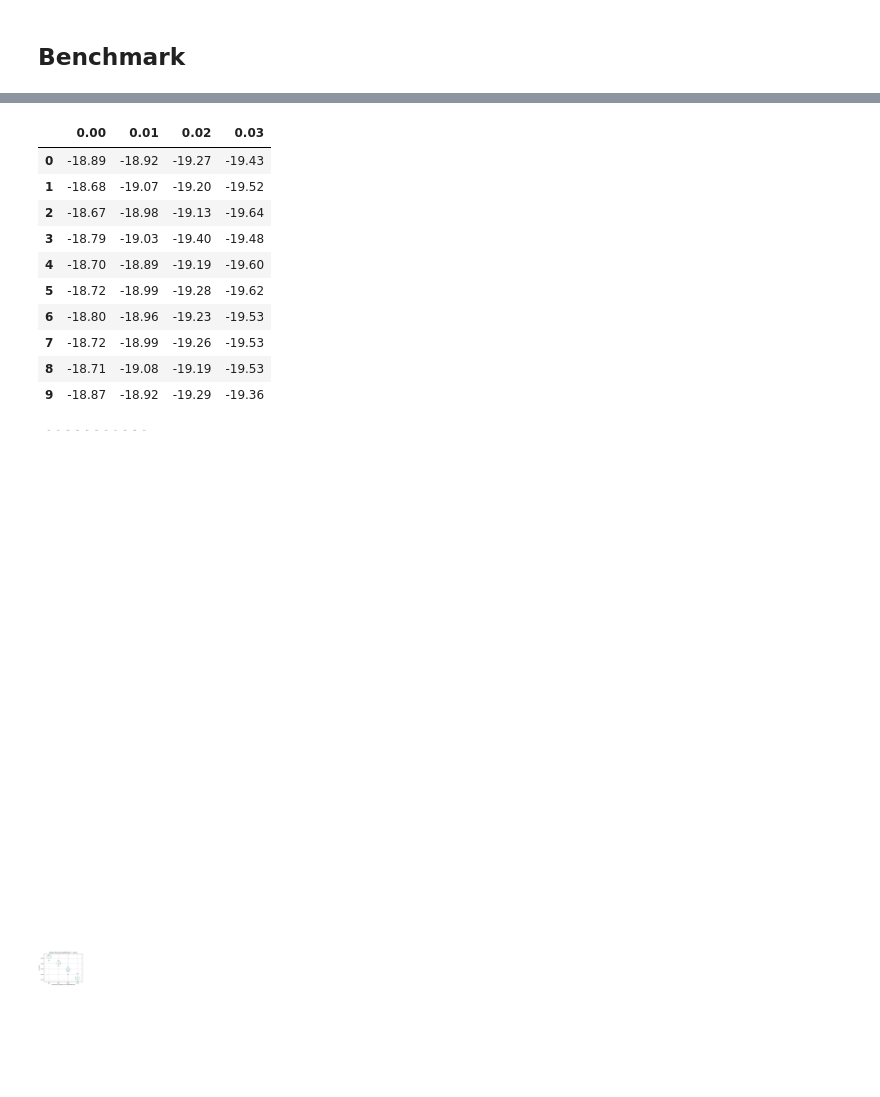
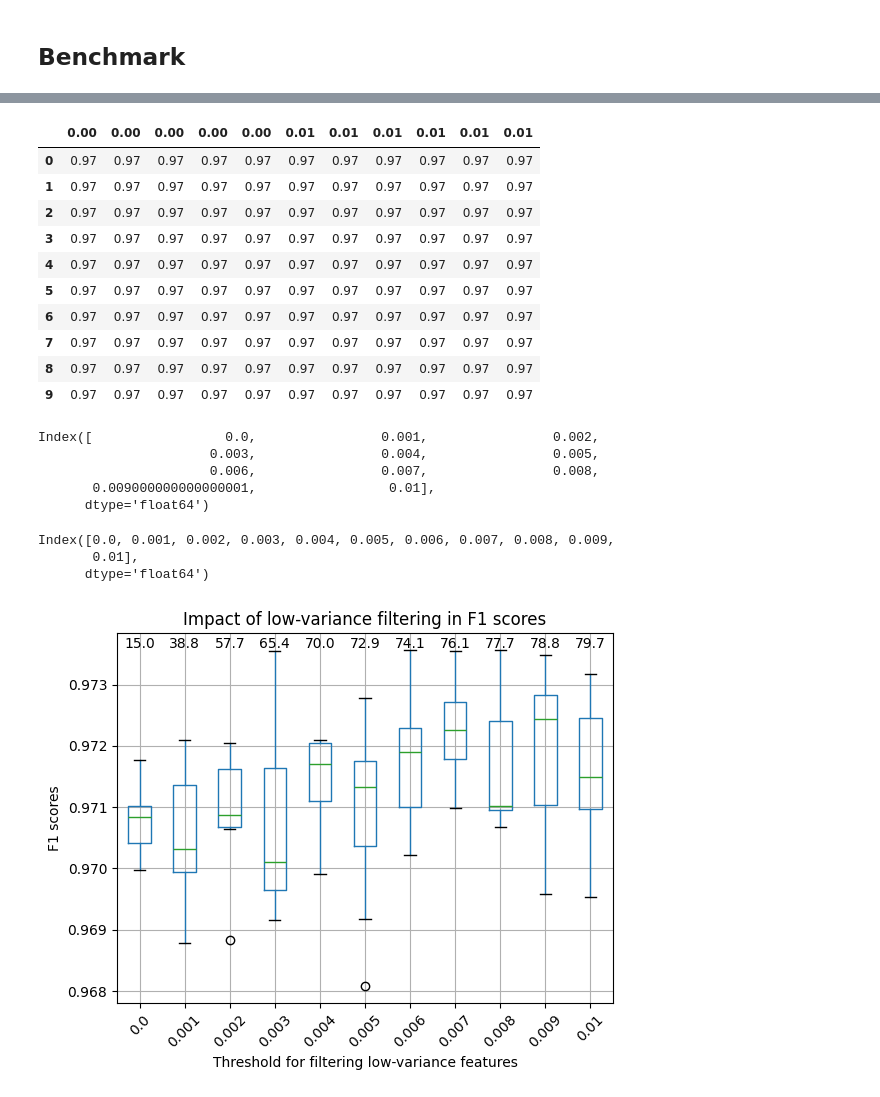
Before and after one commit to ProfHeydeFranca/BacterialData, a Jupyter notebook: run_features/scripts/remove_zero-variance.ipynb, the cells around one changed output, grey strips where cells are left out. Saved outputs shown, nothing was run; the diff lists cells and outputs as text; code cells hidden in the pictures; blank space fills up the shorter version.

```diff
--- a/run_features/scripts/remove_zero-variance.ipynb
+++ b/run_features/scripts/remove_zero-variance.ipynb
@@ -367,21 +388,28 @@ from sklearn.ensemble import RandomForestClassifier
 
 f1_df = pd.DataFrame()
 
+path = '/home/bia/Documents/BacterialData/run_features/benchmark_low-variance_threshold/df_'
+
 #Loop for different thresholds for filtering low-variance
-for i in np.arange(0, 0.11, 0.01):
+for i in np.arange(0, 0.011, 0.001):
 #for i in np.arange(0, 1100, 100):
 
-    with zstandard.open('/home/bia/Documents/BacterialData/run_features/benchmark_low-variance_threshold/df_' + abiotic_factor + '_' +
+    with zstandard.open(path + abiotic_factor + '_' +
                         feature + '_' + str(i) + '.pickle.zst', 'rb') as f:
         tmp = pickle.load(f)
 
     print('Calculating metrics for threshold', i, 'of filtering low-variance features...')
+    print('  Shape of input data:', tmp.shape)
 
     list_means = []
 
     #Separating features from group/target variable
-    X_full = tmp.drop(group, axis=1)
-    y_full = tmp[group]
+    X = tmp.drop(group, axis=1)
+    y = tmp[group]
+
+    #I included random_state to make this command reproducible for after feature selection
+    #Source: https://scikit-learn.org/stable/modules/generated/sklearn.model_selection.train_test_split.html
+    X_train, X_test, y_train, y_test = train_test_split(X, y, test_size = 0.2, stratify = y, shuffle=True, random_state = 99)
 
     #UNDERSAMPLING - important for classification problems and unbalanced groups
     #Definindo o RandomUnderSampler
@@ -390,7 +418,8 @@ for i in np.arange(0, 0.11, 0.01):
     rus = RandomUnderSampler(random_state=5)
 
     # Aplicando para X e y
-    X, y = rus.fit_resample(X_full, y_full)
+    X, y = rus.fit_resample(X_train, y_train)
+    print('  Shape of training and undersampled data:', X.shape)
 
     #Do 10 iterations for every different threshold
     for it in range(1, 11, 1):
@@ -422,5 +451,8 @@ for i in np.arange(0, 0.11, 0.01):
 
     #Add new values
     f1_df[i] = list_means
+
+#Save benchmark results to a CSV file
+#f1_df.to_csv(path + 'f1_benchmark_' + abiotic_factor + '_' + feature + '.csv', index=True)
 # %% [output]
 Calculating metrics for threshold 0.0 of filtering low-variance features...
@@ -444,49 +476,69 @@ Calculating metrics for threshold 0.0 of filtering low-variance features...
 f1_df
 
 #Save benchmark results to a CSV file
-f1_df.to_csv('/home/bia/Documents/BacterialData/run_features/benchmark_low-variance_threshold/df_f1_benchmark_' + abiotic_factor + '_' + feature + '.csv', index=True)
+f1_df.to_csv(path + 'f1_benchmark_' + abiotic_factor + '_' + feature + '.csv', index=True)
 # %% [output]
-|  | 0.00 | 0.01 | 0.02 | 0.03 |
-| 0 | -18.89 | -18.92 | -19.27 | -19.43 |
-| 1 | -18.68 | -19.07 | -19.20 | -19.52 |
-| 2 | -18.67 | -18.98 | -19.13 | -19.64 |
-| 3 | -18.79 | -19.03 | -19.40 | -19.48 |
-| 4 | -18.70 | -18.89 | -19.19 | -19.60 |
-| 5 | -18.72 | -18.99 | -19.28 | -19.62 |
-| 6 | -18.80 | -18.96 | -19.23 | -19.53 |
-| 7 | -18.72 | -18.99 | -19.26 | -19.53 |
-| 8 | -18.71 | -19.08 | -19.19 | -19.53 |
-| 9 | -18.87 | -18.92 | -19.29 | -19.36 |
+|  | 0.00 | 0.00 | 0.00 | 0.00 | 0.00 | 0.01 | 0.01 | 0.01 | 0.01 | 0.01 | 0.01 |
+| 0 | 0.97 | 0.97 | 0.97 | 0.97 | 0.97 | 0.97 | 0.97 | 0.97 | 0.97 | 0.97 | 0.97 |
+| 1 | 0.97 | 0.97 | 0.97 | 0.97 | 0.97 | 0.97 | 0.97 | 0.97 | 0.97 | 0.97 | 0.97 |
+| 2 | 0.97 | 0.97 | 0.97 | 0.97 | 0.97 | 0.97 | 0.97 | 0.97 | 0.97 | 0.97 | 0.97 |
+| 3 | 0.97 | 0.97 | 0.97 | 0.97 | 0.97 | 0.97 | 0.97 | 0.97 | 0.97 | 0.97 | 0.97 |
+| 4 | 0.97 | 0.97 | 0.97 | 0.97 | 0.97 | 0.97 | 0.97 | 0.97 | 0.97 | 0.97 | 0.97 |
+| 5 | 0.97 | 0.97 | 0.97 | 0.97 | 0.97 | 0.97 | 0.97 | 0.97 | 0.97 | 0.97 | 0.97 |
+| 6 | 0.97 | 0.97 | 0.97 | 0.97 | 0.97 | 0.97 | 0.97 | 0.97 | 0.97 | 0.97 | 0.97 |
+| 7 | 0.97 | 0.97 | 0.97 | 0.97 | 0.97 | 0.97 | 0.97 | 0.97 | 0.97 | 0.97 | 0.97 |
+| 8 | 0.97 | 0.97 | 0.97 | 0.97 | 0.97 | 0.97 | 0.97 | 0.97 | 0.97 | 0.97 | 0.97 |
+| 9 | 0.97 | 0.97 | 0.97 | 0.97 | 0.97 | 0.97 | 0.97 | 0.97 | 0.97 | 0.97 | 0.97 |
+# %%
+f1_df.columns
+#f1_df = f1_df.rename(columns={0.001: 0.009})
+f1_df = f1_df.rename(columns={0.009000000000000001: 0.009})
+f1_df.columns
+# %% [output]
+Index([                 0.0,                0.001,                0.002,
+                      0.003,                0.004,                0.005,
+                      0.006,                0.007,                0.008,
+       0.009000000000000001,                 0.01],
+      dtype='float64')
+Index([0.0, 0.001, 0.002, 0.003, 0.004, 0.005, 0.006, 0.007, 0.008, 0.009,
+       0.01],
+      dtype='float64')
 # %%
 import pandas as pd
 import matplotlib.pyplot as plt
 
 #Plot results
 
 #ADAPT THE LABELS FOR REGRESSION/CLASSIFICATION
 #Plot the metrics for the cross-validation
 
 boxplot = f1_df.boxplot();
 
 #values is a list of percentages of low-variance features to be filtered out
-labels = values
+labels = values#[0:6]
 n_cols = len(labels)
 #Height on y-axis where the lables/values should be displayed
-draw_at = 0.9579
+draw_at = 0.9736
 for x, y, l in zip(range(1,n_cols+1), np.repeat(draw_at, n_cols),
 labels):
     boxplot.text(x, y, l, horizontalalignment='center')
 
 #Add axis labels and title
 plt.xlabel('Threshold for filtering low-variance features');
+
 plt.ylabel('F1 scores');
 #plt.ylabel('Mean Absolute Error (MAE)');
 plt.title('Impact of low-variance filtering in F1 scores');
 #plt.title('Impact of low-variance filtering in MAEs');
 
+# Rotate x-axis labels by 45 degrees
+plt.xticks(rotation=45)
+ticks = plt.xticks()[0]
+labels = [str(round(float(label), 1)) for label in ticks]  # Round each label to 3 decimal places
+
 plt.savefig('/home/bia/Documents/BacterialData/run_features/benchmark_low-variance_threshold/benchmark_' + abiotic_factor + '_' + feature + '.png', dpi=300)
 
 #Show plot
 plt.show();
 # %% [output]
-[figure, old version]
+[figure, new version]
```
Also changed, not shown: parts of 16 cells of this notebook, 2 other files.
